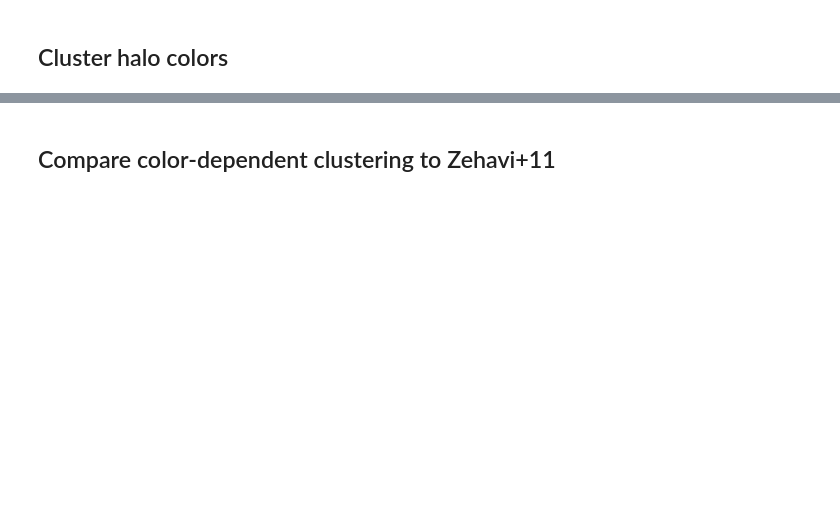
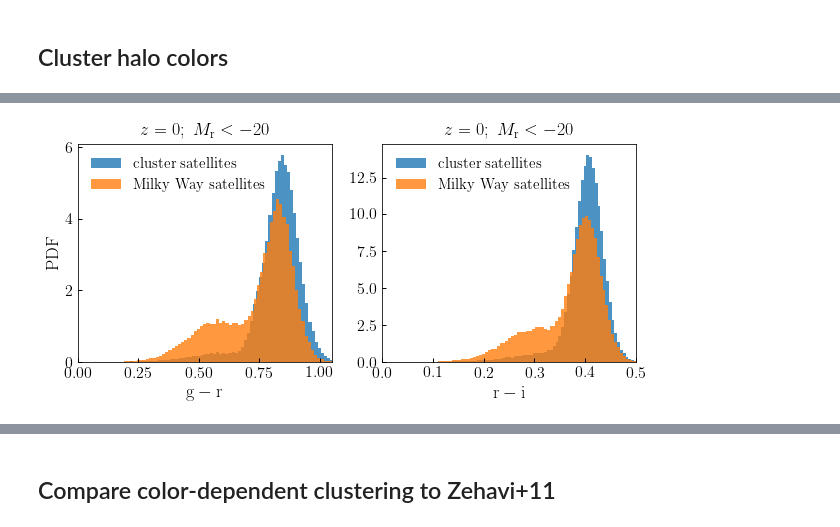
Before and after one commit to LSSTDESC/cosmodc2, a Jupyter notebook: notebooks/demo_protoDC2_v4.ipynb, the cells around one changed output, grey strips where cells are left out. Drawn from its saved outputs; the diff is of its cells as text; code cells hidden in the pictures; blank space fills up the shorter version.

```diff
--- a/notebooks/demo_protoDC2_v4.ipynb
+++ b/notebooks/demo_protoDC2_v4.ipynb
@@ -689,3 +637,44 @@ fig.savefig(figname, bbox_extra_artists=[xlabel3], bbox_inches='tight')
+# %%
+magr_mask = mock['restframe_extincted_sdss_abs_magr'] < -20
+cenmask = mock['upid'] == -1
+cluster_halo_mask = mock['host_halo_mvir'] > 10**14
+mw_halo_mask = (mock['host_halo_mvir'] > 10**12) & (mock['host_halo_mvir'] < 10**12.5)
+
+fig, (ax1, ax2) = plt.subplots(1, 2, figsize=(10, 4))
+
+nbins = 80
+__=ax1.hist(mock['restframe_extincted_sdss_gr'][~cenmask & cluster_halo_mask & magr_mask],
+               bins=nbins, normed=True, alpha=0.8,
+              label=r'${\rm cluster\ satellites}$')
+__=ax1.hist(mock['restframe_extincted_sdss_gr'][~cenmask & mw_halo_mask & magr_mask],
+               bins=nbins, normed=True, alpha=0.8,
+              label=r'${\rm Milky\ Way\ satellites}$')
+
+__=ax2.hist(mock['restframe_extincted_sdss_ri'][~cenmask & cluster_halo_mask & magr_mask],
+               bins=nbins, normed=True, alpha=0.8,
+              label=r'${\rm cluster\ satellites}$')
+__=ax2.hist(mock['restframe_extincted_sdss_ri'][~cenmask & mw_halo_mask & magr_mask],
+               bins=nbins, normed=True, alpha=0.8,
+              label=r'${\rm Milky\ Way\ satellites}$')
+
+
+legend1 = ax1.legend()
+xlim1 = ax1.set_xlim(0, 1.05)
+xlabel1 = ax1.set_xlabel(r'${\rm g-r}$')
+ylabel1 = ax1.set_ylabel(r'${\rm PDF}$')
+_title1 = r'$z=0;\ M_{\rm r}<-20$'
+title1 = ax1.set_title(_title1)
+
+legend = ax2.legend()
+xlim2 = ax2.set_xlim(0, 0.5)
+xlabel2 = ax2.set_xlabel(r'${\rm r-i}$')
+_title2 = r'$z=0;\ M_{\rm r}<-20$'
+title2 = ax2.set_title(_title2)
+
+figname = 'halo_mass_quenching_satellites.pdf'
+fig.savefig(figname, bbox_extra_artists=[xlabel1, ylabel1], bbox_inches='tight')
+# %% [output]
+[figure, added]
 # %%
 magr_mask = mock['restframe_extincted_sdss_abs_magr'] < -20
 cenmask = mock['upid'] == -1
```
Also changed, not shown: parts of 24 cells of this notebook, 3 other files.
